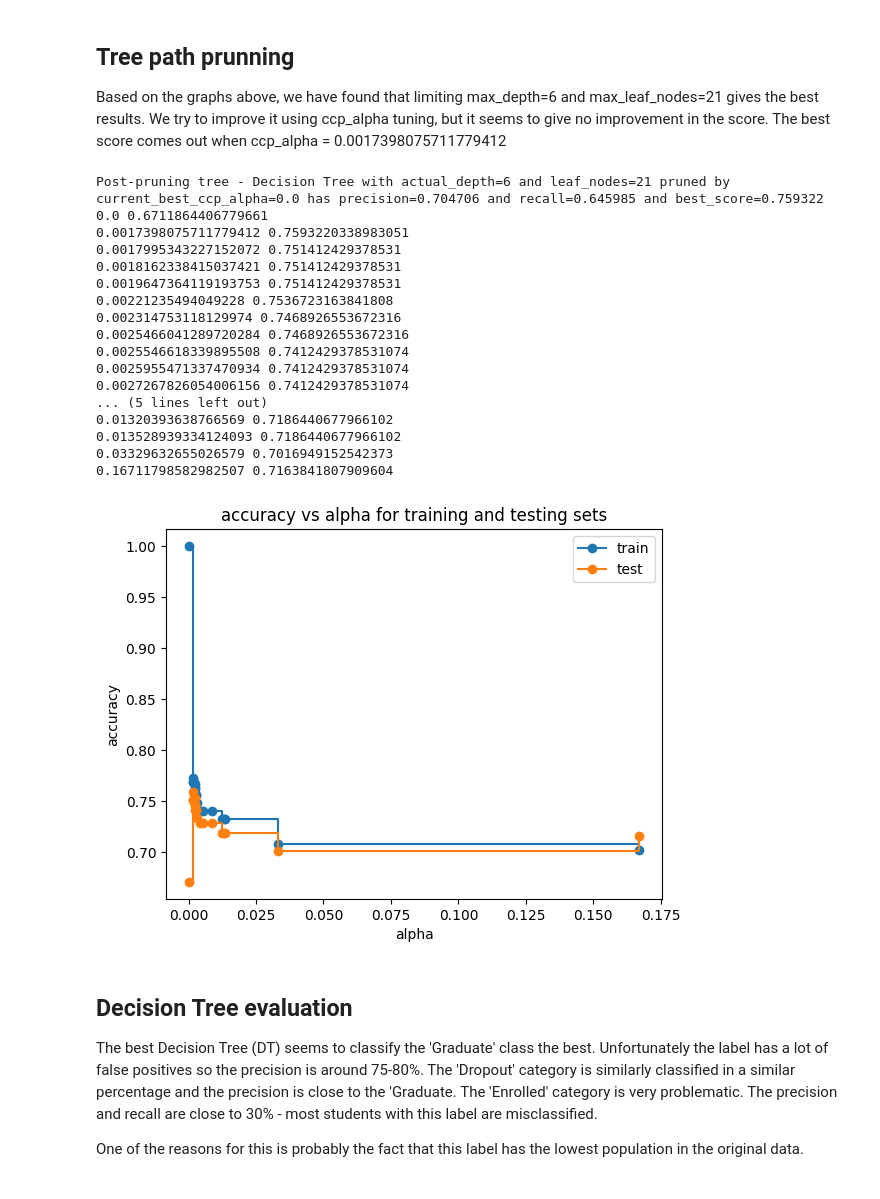
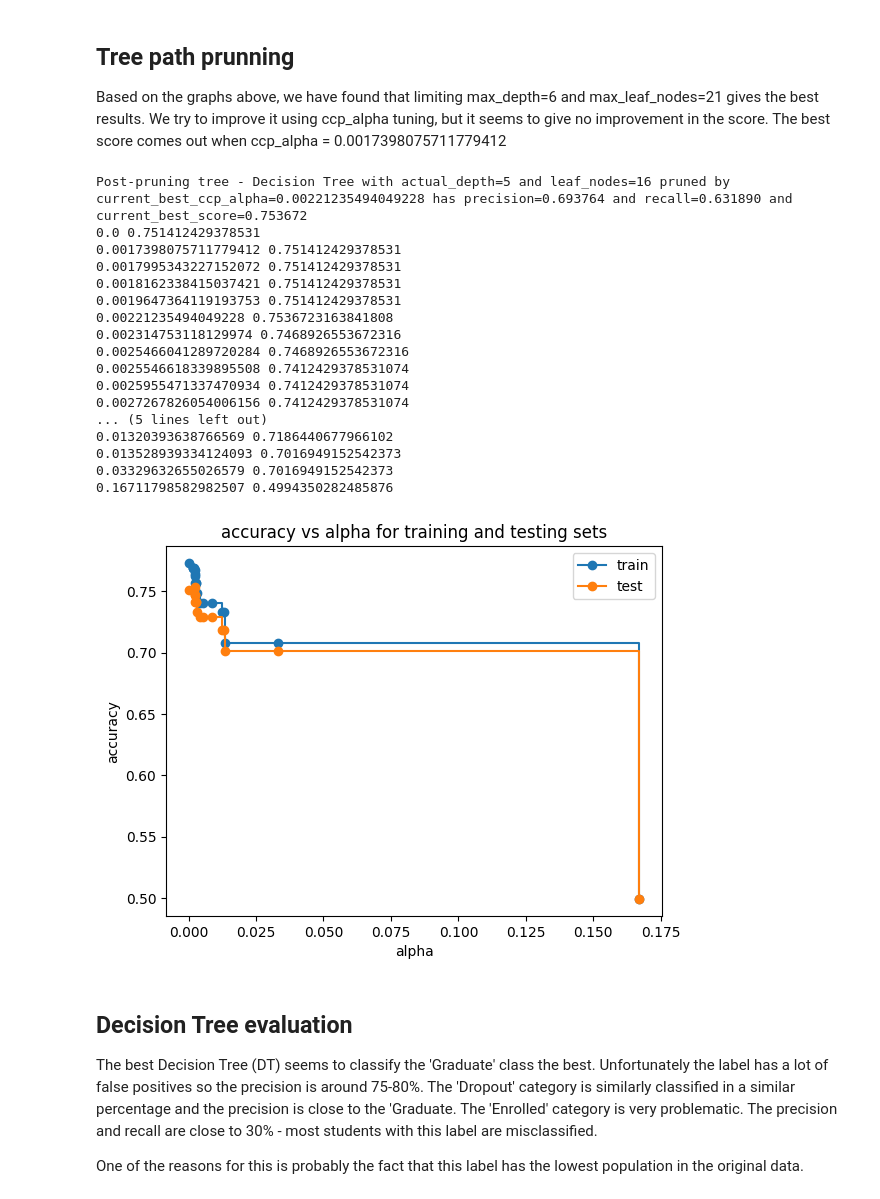
Before and after one commit to SokratisStudent/csca-5622-final, a Jupyter notebook: final.ipynb, the cells around one changed output. Cells and saved outputs as stored; diff of their text form; code cells hidden in the pictures.

```diff
--- a/final.ipynb
+++ b/final.ipynb
@@ -224,8 +237,8 @@ for depth in range(1, max_max_depth):
 
 dt = build_dt(train_features, train_targets, max_depth=current_best_max_depth)
 (current_best_precision, current_best_recall, actual_depth, leaf_nodes) = evaluate(dt, test_features, test_targets)
-best_score = evaluate_score(dt, test_features, test_targets)
-print(f'Max-depth tree - Decision Tree with {actual_depth=} and {leaf_nodes=} has precision={current_best_precision:f} and recall={current_best_recall:f} and {best_score=:f}')
+current_best_score = evaluate_score(dt, test_features, test_targets)
+print(f'Max-depth tree - Decision Tree with {actual_depth=} and {leaf_nodes=} has precision={current_best_precision:f} and recall={current_best_recall:f} and {current_best_score=:f}')
 
 fig, ax = plt.subplots(nrows=1,ncols=1,figsize=(12,7))
 ax.plot(np.arange(0, max_max_depth), precision_list, marker="o", color="steelblue", lw=3, label="precision")
@@ -283,26 +296,27 @@ Pre-pruning tree - Decision Tree with actual_depth=6 and leaf_nodes=21 has preci
 Based on the graphs above, we have found that limiting max_depth=6 and max_leaf_nodes=21 gives the best results.
 We try to improve it using ccp_alpha tuning, but it seems to give no improvement in the score. The best score comes out when ccp_alpha = 0.0017398075711779412
 # %%
-current_best_max_depth=6
+current_best_max_depth=5
 current_best_max_leaf_nodes=21
 
 path = dt.cost_complexity_pruning_path(train_features, train_targets)
 ccp_alphas, impurities = path.ccp_alphas, path.impurities
 current_best_ccp_alpha = 0.0
+current_best_score = 0
 
 clfs = []
 for ccp_alpha in ccp_alphas:
-    clf = build_dt(train_features, train_targets, ccp_alpha=ccp_alpha)
+    clf = build_dt(train_features, train_targets, max_depth=current_best_max_depth, max_leaf_nodes=current_best_max_leaf_nodes, ccp_alpha=ccp_alpha)
     clfs.append(clf)
-    score = evaluate_score(dt, test_features, test_targets)
+    score = evaluate_score(clf, test_features, test_targets)
     if score > current_best_score:
         current_best_score = score
-        current_best_ccp_alpha = ccp_alphas
+        current_best_ccp_alpha = ccp_alpha
 
 dt = build_dt(train_features, train_targets, max_depth=current_best_max_depth, max_leaf_nodes=current_best_max_leaf_nodes, ccp_alpha=current_best_ccp_alpha)
 (current_best_precision, current_best_recall, actual_depth, leaf_nodes) = evaluate(dt, test_features, test_targets)
 best_score = evaluate_score(dt, test_features, test_targets)
-print(f'Post-pruning tree - Decision Tree with {actual_depth=} and {leaf_nodes=} pruned by {current_best_ccp_alpha=} has precision={current_best_precision:f} and recall={current_best_recall:f} and {best_score=:f}')
+print(f'Post-pruning tree - Decision Tree with {actual_depth=} and {leaf_nodes=} pruned by {current_best_ccp_alpha=} has precision={current_best_precision:f} and recall={current_best_recall:f} and {current_best_score=:f}')
 
 train_scores = []
 test_scores = []
@@ -310,39 +324,39 @@ index = 0
 
 for clf in clfs:
     train_scores.append(clf.score(train_features, train_targets))
     test_scores.append(clf.score(test_features, test_targets))
     print(ccp_alphas[index], test_scores[index])
     index+=1
 
 fig, ax = plt.subplots()
 ax.set_xlabel("alpha")
 ax.set_ylabel("accuracy")
 ax.set_title("accuracy vs alpha for training and testing sets")
 ax.plot(ccp_alphas, train_scores, marker='o', label="train",
         drawstyle="steps-post")
 ax.plot(ccp_alphas, test_scores, marker='o', label="test",
         drawstyle="steps-post")
 ax.legend()
 plt.show()
 # %% [output]
-Post-pruning tree - Decision Tree with actual_depth=6 and leaf_nodes=21 pruned by current_best_ccp_alpha=0.0 has precision=0.704706 and recall=0.645985 and best_score=0.759322
-0.0 0.6711864406779661
-0.0017398075711779412 0.7593220338983051
+Post-pruning tree - Decision Tree with actual_depth=5 and leaf_nodes=16 pruned by current_best_ccp_alpha=0.00221235494049228 has precision=0.693764 and recall=0.631890 and current_best_score=0.753672
+0.0 0.751412429378531
+0.0017398075711779412 0.751412429378531
 0.0017995343227152072 0.751412429378531
 0.0018162338415037421 0.751412429378531
 0.0019647364119193753 0.751412429378531
 0.00221235494049228 0.7536723163841808
 0.002314753118129974 0.7468926553672316
 0.0025466041289720284 0.7468926553672316
 0.0025546618339895508 0.7412429378531074
 0.0025955471337470934 0.7412429378531074
 0.0027267826054006156 0.7412429378531074
 ... (5 lines left out)
 0.01320393638766569 0.7186440677966102
-0.013528939334124093 0.7186440677966102
+0.013528939334124093 0.7016949152542373
 0.03329632655026579 0.7016949152542373
-0.16711798582982507 0.7163841807909604
+0.16711798582982507 0.4994350282485876
-[figure, old version]
+[figure, new version]
 # %% [markdown]
 ## Decision Tree evaluation
 The best Decision Tree (DT) seems to classify the 'Graduate' class the best. Unfortunately the label has a lot of false positives so the precision is around 75-80%.
```
Also changed, not shown: parts of 11 cells of this notebook, 3 other files.
